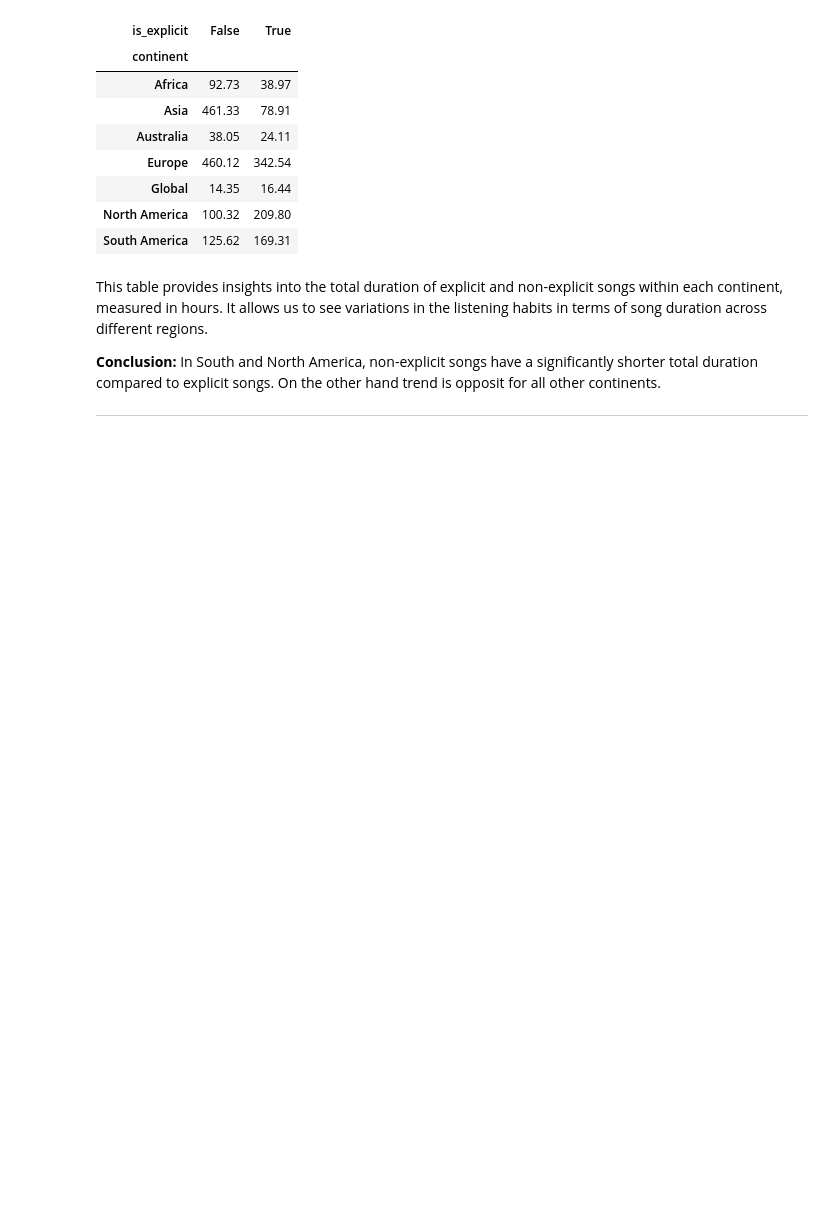
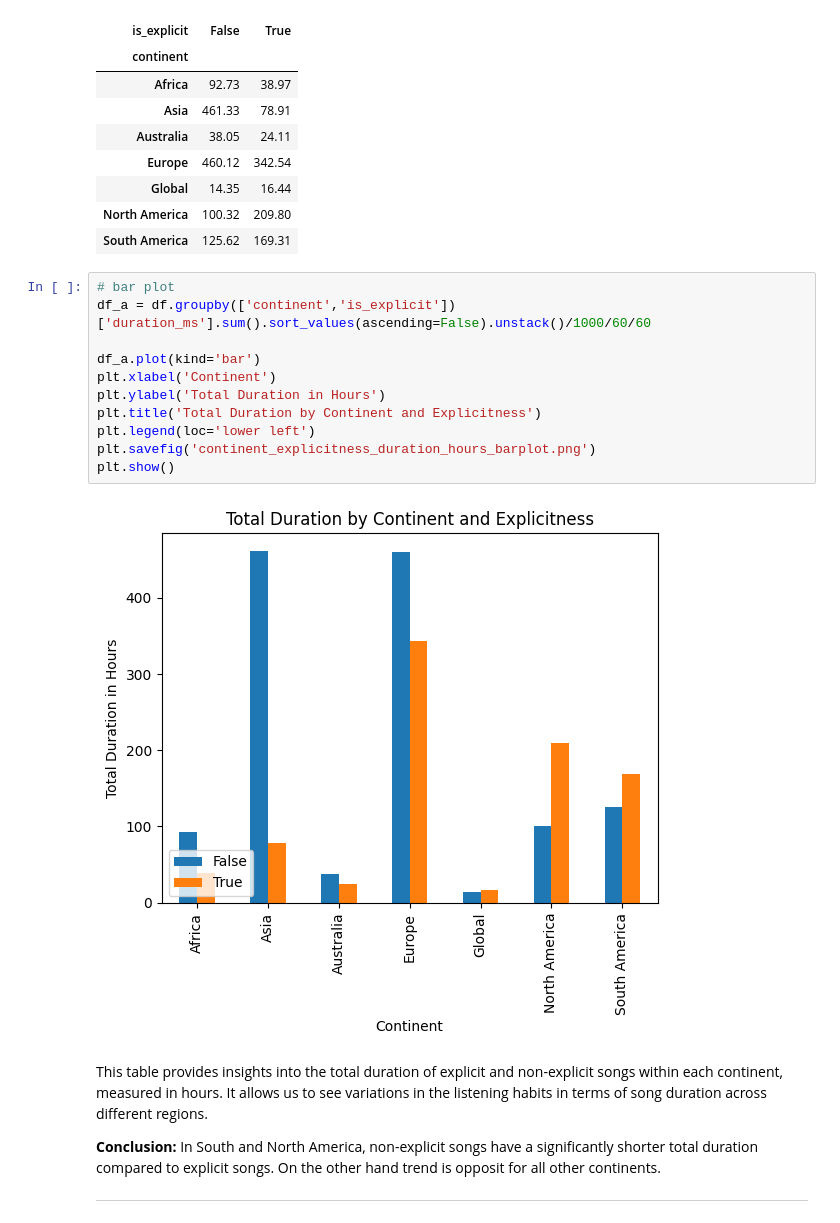
Before and after one commit to ahsanbt/ihsanbt, a Jupyter notebook: top_spotify_songs_EDA.ipynb, the cells around one changed output. Saved outputs shown, nothing was run; the diff lists cells and outputs as text; blank space fills up the shorter version.

```diff
--- a/top_spotify_songs_EDA.ipynb
+++ b/top_spotify_songs_EDA.ipynb
@@ -440,6 +506,19 @@ df_a.map(nf2)
 | Global | 14.35 | 16.44 |
 | North America | 100.32 | 209.80 |
 | South America | 125.62 | 169.31 |
+# %%
+# bar plot
+df_a = df.groupby(['continent','is_explicit'])['duration_ms'].sum().sort_values(ascending=False).unstack()/1000/60/60
+
+df_a.plot(kind='bar')
+plt.xlabel('Continent')
+plt.ylabel('Total Duration in Hours')
+plt.title('Total Duration by Continent and Explicitness')
+plt.legend(loc='lower left')
+plt.savefig('continent_explicitness_duration_hours_barplot.png')
+plt.show()
+# %% [output]
+[figure, added]
 # %% [markdown]
 This table provides insights into the total duration of explicit and non-explicit songs within each continent, measured in hours. It allows us to see variations in the listening habits in terms of song duration across different regions.
 
```
Also changed, not shown: parts of 80 cells of this notebook.
